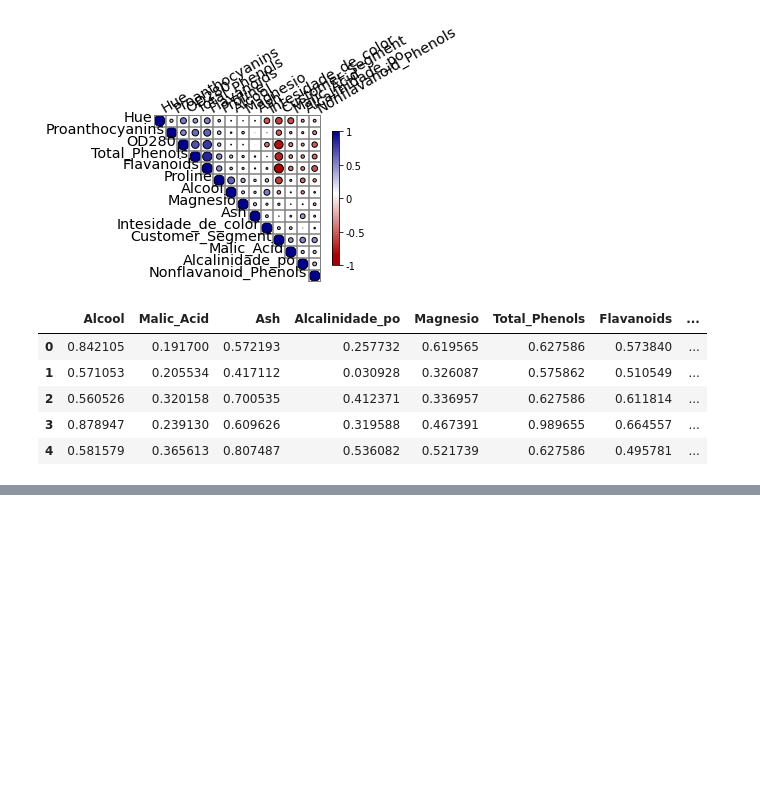
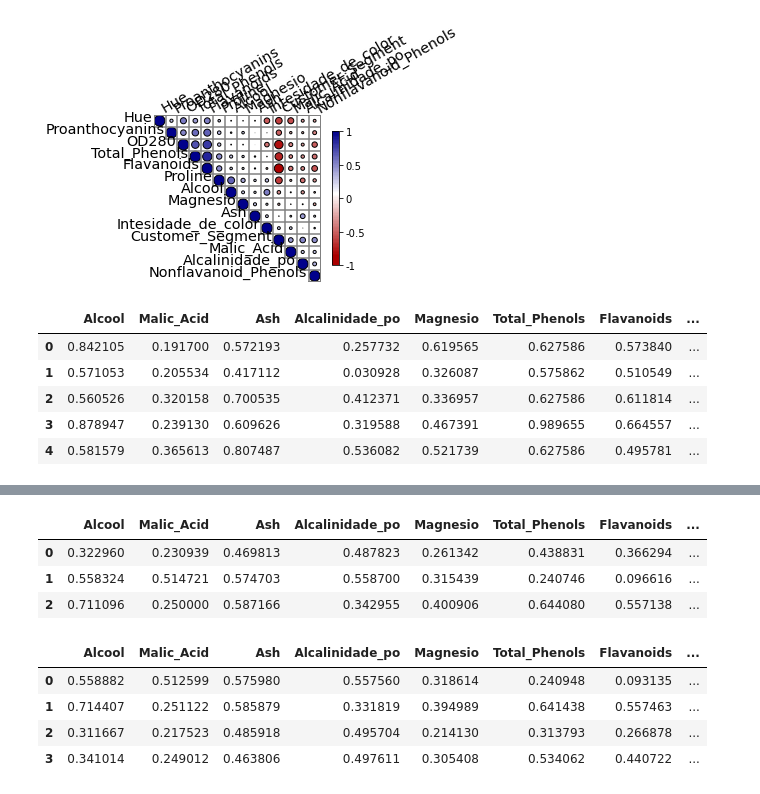
Before and after one commit to HelmutMadeiro/MachineLearning, a Jupyter notebook: Python/ClusteringBasicoKmeanDBSCANMeanShift/ClusteringBasicoKmeanDBSCANMeanShiftPart1.ipynb, the cells around one changed output, grey strips where cells are left out. Cells and saved outputs as stored; diff of their text form; code cells hidden in the pictures; blank space fills up the shorter version.

```diff
--- a/Python/ClusteringBasicoKmeanDBSCANMeanShift/ClusteringBasicoKmeanDBSCANMeanShiftPart1.ipynb
+++ b/Python/ClusteringBasicoKmeanDBSCANMeanShift/ClusteringBasicoKmeanDBSCANMeanShiftPart1.ipynb
@@ -131,8 +131,8 @@ df.head()
 # Esse “MinMaxScaler”, quando nós utilizarmos o método “fit” que significa basicamente que nós pegaremos o nosso dado e
 # passaremos para essa função e ela colocará entre 0 e 1, ele vai retornar para nós um NumPy array, que é o nome do
 # nosso NumPy array. “np.df = min_max_scaler.fit_transform”, nós vamos passar para ela como entrada o nosso DataFrame.
-# min_max_scaler = preprocessing.MinMaxScaler()
 
+min_max_scaler = preprocessing.MinMaxScaler()
 np_df = min_max_scaler.fit_transform(df)
 # %%
 # pegando o nome das colunas
@@ -173,0 +178,7 @@ df.describe()
+# %%
+# Esse agrupador recebe como argumento para ele, o número de clusters.
+
+#Para realizar o primeiro agrupamento de teste, devemos instanciar um agrupador e aplicá-lo nos nossos dados, fazendo:
+
+agrupador3 = KMeans(n_clusters = 3)
+agrupador3.fit(df)
@@ -173,0 +187,3 @@ df.describe()
+# %%
+agrupador4 = KMeans(n_clusters = 4)
+agrupador4.fit(df)
@@ -173,0 +272,24 @@ df.describe()
+# %%
+# O centro dos clusters
+#Podemos adicionar os centros dos clústeres. Eles nos dão uma boa visão de como o centro de um cluster,
+#ou seja, o centro daquele grupo está disposto. Para isso, podemos fazer:
+
+centros = pd.DataFrame(agrupador3.cluster_centers_)
+centros.columns = colunas
+centros.head()
+# %% [output]
+|  | Alcool | Malic_Acid | Ash | Alcalinidade_po | Magnesio | Total_Phenols | Flavanoids | ... |
+| 0 | 0.322960 | 0.230939 | 0.469813 | 0.487823 | 0.261342 | 0.438831 | 0.366294 | ... |
+| 1 | 0.558324 | 0.514721 | 0.574703 | 0.558700 | 0.315439 | 0.240746 | 0.096616 | ... |
+| 2 | 0.711096 | 0.250000 | 0.587166 | 0.342955 | 0.400906 | 0.644080 | 0.557138 | ... |
+# %%
+# O centro dos clusters
+centros = pd.DataFrame(agrupador4.cluster_centers_)
+centros.columns = colunas
+centros.head()
+# %% [output]
+|  | Alcool | Malic_Acid | Ash | Alcalinidade_po | Magnesio | Total_Phenols | Flavanoids | ... |
+| 0 | 0.558882 | 0.512599 | 0.575980 | 0.557560 | 0.318614 | 0.240948 | 0.093135 | ... |
+| 1 | 0.714407 | 0.251122 | 0.585879 | 0.331819 | 0.394989 | 0.641438 | 0.557463 | ... |
+| 2 | 0.311667 | 0.217523 | 0.485918 | 0.495704 | 0.214130 | 0.313793 | 0.266878 | ... |
+| 3 | 0.341014 | 0.249012 | 0.463806 | 0.497611 | 0.305408 | 0.534062 | 0.440722 | ... |
```
Also changed, not shown: parts of 13 cells of this notebook.
